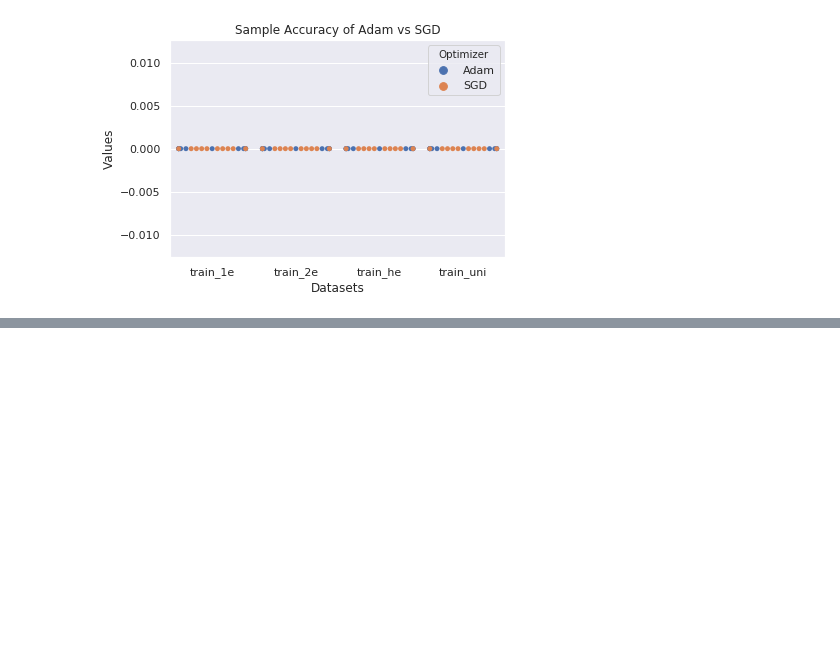
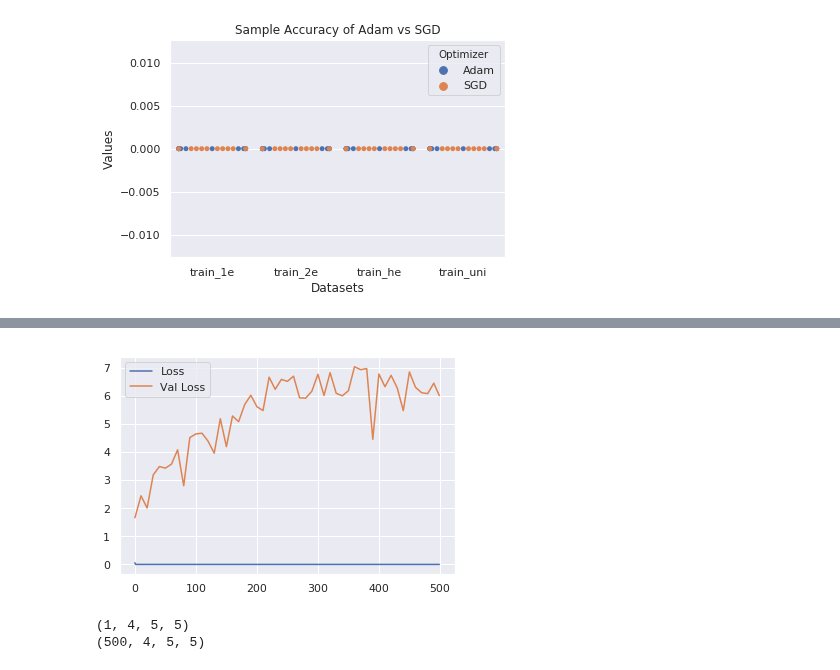
Before and after one commit to apra93/leabra-tf, a Jupyter notebook: docs/source/notebooks/0.5.2-Adam-With-Non-Uniform-Training-Statistics.ipynb, the cells around one changed output, grey strips where cells are left out. Saved outputs shown, nothing was run; the diff lists cells and outputs as text; code cells hidden in the pictures; blank space fills up the shorter version.

```diff
--- a/docs/source/notebooks/0.5.2-Adam-With-Non-Uniform-Training-Statistics.ipynb
+++ b/docs/source/notebooks/0.5.2-Adam-With-Non-Uniform-Training-Statistics.ipynb
@@ -744,0 +704,9 @@ plt.show()
+# %%
+control_metrics = exp_stats(
+    epochs=500,
+    n_models=1,
+    n_val=10,
+    lr=0.0033,
+    optimizer='Adam',
+    training_sets=['train_uni'],
+    verbose=True)
@@ -744,0 +733,24 @@ plt.show()
+# %%
+plt.plot(control_metrics['train_uni'][0][0]['loss'], label='Loss')
+plt.plot(control_metrics['train_uni'][1][0]['epoch'],
+         control_metrics['train_uni'][1][0]['loss'], label='Val Loss')
+plt.legend()
+plt.show()
+# %% [output]
+[figure, added]
+# %%
+training_set_name = 'train_uni'
+with tf.Session() as sess:
+    sess.run(init_ops)
+    # Define training and validation handlers
+    handles = pdict({name : sess.run(iterators[name].string_handle())
+                    for name in iterators.keys()})
+    x_train, y_train = sess.run([x,y], feed_dict={
+        alpha_ph: 0.001, handler: handles[training_set_name]})
+    print(x_train.shape)
+    x_test, y_test = sess.run([x,y], feed_dict={
+        alpha_ph: 0.001, handler: handles.test})
+    print(x_test.shape)
+# %% [output]
+(1, 4, 5, 5)
+(500, 4, 5, 5)
```
Also changed, not shown: parts of 19 cells of this notebook, 1 other file.
